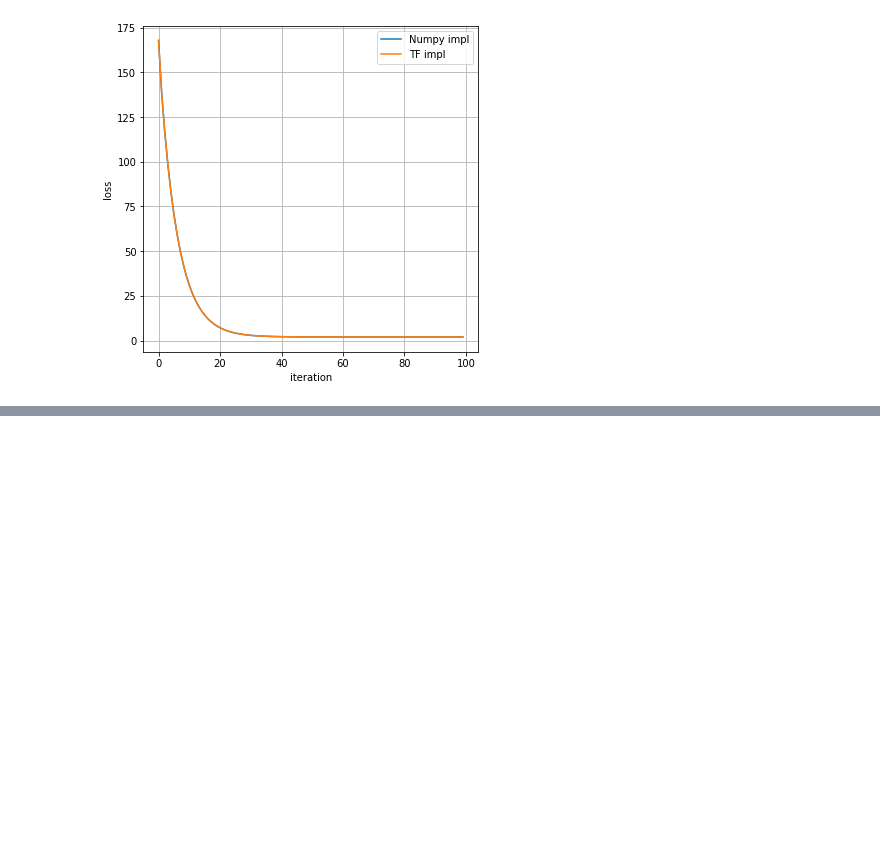
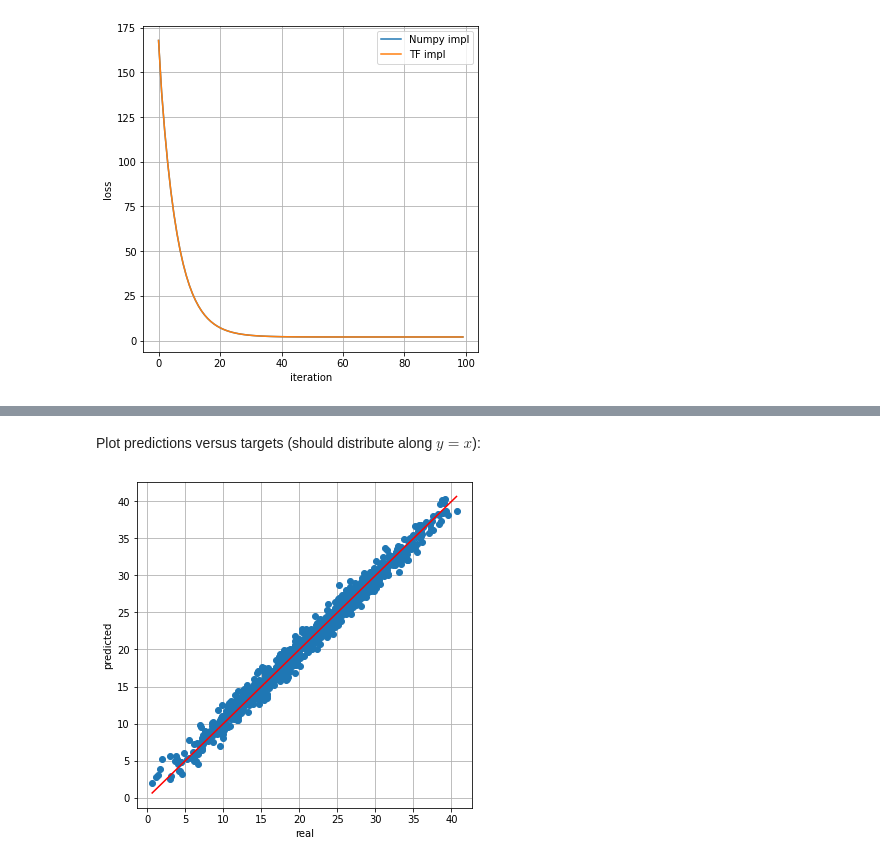
Before and after one commit to master-boda/DLFBT-LAB, a Jupyter notebook: lab1.ipynb, the cells around one changed output, grey strips where cells are left out. Saved outputs shown, nothing was run; the diff lists cells and outputs as text; code cells hidden in the pictures; blank space fills up the shorter version.

```diff
--- a/lab1.ipynb
+++ b/lab1.ipynb
@@ -1104,0 +1670,13 @@ To be completed.
+# %% [markdown]
+Plot predictions versus targets (should distribute along $y=x$):
+# %%
+y = net.predict(x).numpy().transpose()
+plt.figure(figsize=(6, 6))
+plt.plot(dg.t, y, 'o')
+plt.plot([dg.t.min(), dg.t.max()], [dg.t.min(), dg.t.max()], 'r-')
+plt.xlabel('real')
+plt.ylabel('predicted')
+plt.grid(True)
+plt.show()
+# %% [output]
+[figure, added]
```
Also changed, not shown: parts of 42 cells of this notebook, 1 other file.
